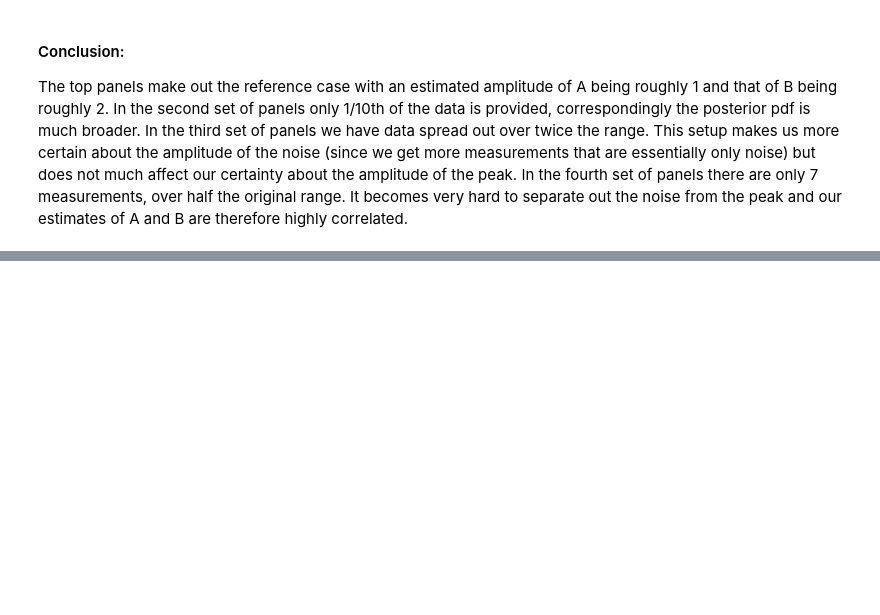
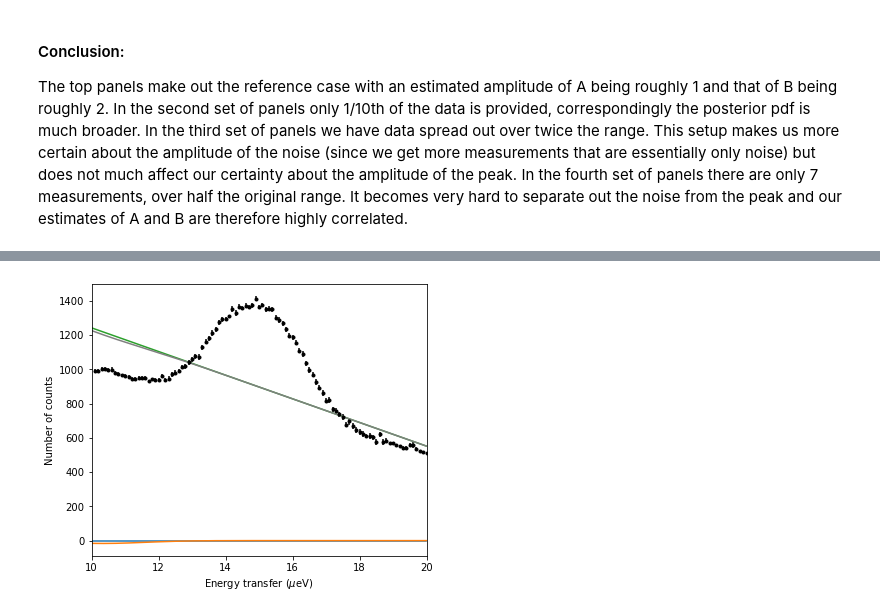
Before and after one commit to mengqvist/data_analysis_sivia, a Jupyter notebook: data_analysis_sivia.ipynb, the cells around one changed output, grey strips where cells are left out. Cells and saved outputs as stored; diff of their text form; code cells hidden in the pictures; blank space fills up the shorter version.

```diff
--- a/data_analysis_sivia.ipynb
+++ b/data_analysis_sivia.ipynb
@@ -793,0 +1001,4 @@ The top panels make out the reference case with an estimated amplitude of A bein
+# %%
+df = pd.read_csv('./data/ex6_figure_4_3_data.tsv', sep=',')
+# %%
+res = run_peak_model(model, df, num_samples=100)
@@ -793,0 +1025,37 @@ The top panels make out the reference case with an estimated amplitude of A bein
+# %%
+fig = plt.figure(figsize=(6, 5))
+
+ax = fig.add_subplot(1, 1, 1)
+
+x = np.arange(10.0, 20.0, 0.01)
+
+all_y = x * 0
+
+# plot the estimated gaussians
+for i in range(res['mu'].shape[1]):
+    y = norm.pdf(x, loc=res['mu'].mean(axis=0)[i],
+                    scale=3.0/2.3548) * res['amplitude'].mean(axis=0)[i]
+    plt.plot(x, y)
+
+    all_y += np.array(y)
+
+# plot the linear model
+y = res['beta0'].mean(axis=0) + res['beta1'].mean(axis=0) * x
+plt.plot(x, y)
+
+all_y += np.array(y)
+
+# plot the sum of y
+plt.plot(x, all_y, c='grey')
+
+# add the data points
+plt.errorbar(df.x, df.y, yerr=df.stdev, c='black', fmt='o', markersize=3)
+
+plt.xlabel('Energy transfer ($\mu$eV)')
+plt.ylabel('Number of counts')
+
+plt.xlim((10, 20))
+
+plt.show()
+# %% [output]
+[figure, added]
```
Also changed, not shown: parts of 16 cells of this notebook, 5 other files.
